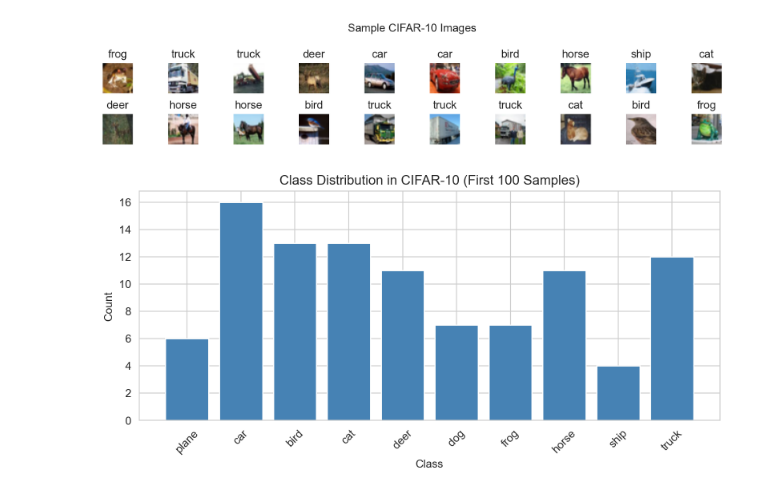
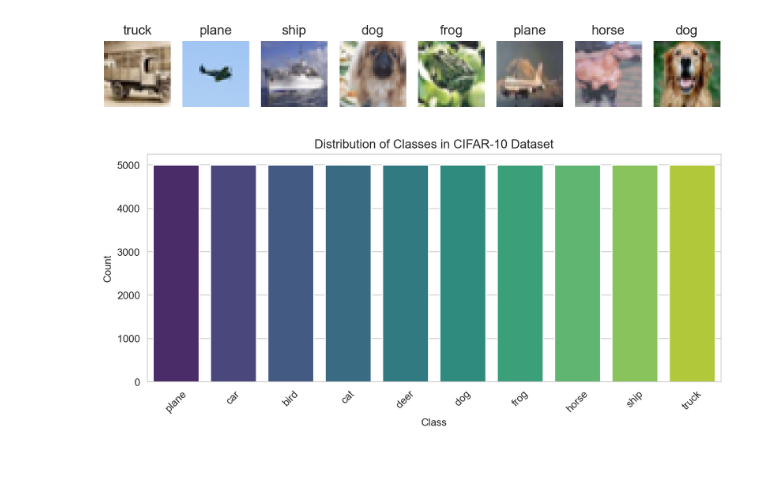
Before and after one commit to xlxsgit/machine-learning-lab, a Jupyter notebook: notebooks/3_Deep_Learning/5_generative_models/GAN_Gneration_on_CIFAR10.ipynb, the cells around one changed output. Drawn from its saved outputs; the diff is of its cells as text; code cells hidden in the pictures; blank space fills up the shorter version.

```diff
--- a/notebooks/3_Deep_Learning/5_generative_models/GAN_Gneration_on_CIFAR10.ipynb
+++ b/notebooks/3_Deep_Learning/5_generative_models/GAN_Gneration_on_CIFAR10.ipynb
@@ -21,13 +29,21 @@ sns.set_style("whitegrid")
 # %%
-# Cell 2: Data loading and preprocessing
-# CIFAR-10 images are 32x32 RGB; normalize to [-1, 1] for GAN stability
+# Cell 2: Load and prepare CIFAR-10 dataset
+# Define data transformations
 transform = transforms.Compose([
     transforms.ToTensor(),
-    transforms.Normalize((0.5, 0.5, 0.5), (0.5, 0.5, 0.5))  # maps [0,1] → [-1,1]
+    transforms.Normalize((0.5, 0.5, 0.5), (0.5, 0.5, 0.5))  # Normalize to [-1, 1]
 ])
 
+# Load train dataset
 train_dataset = datasets.CIFAR10(root='../../data', train=True, download=True, transform=transform)
-train_loader = DataLoader(train_dataset, batch_size=128, shuffle=True, num_workers=2)
 
-# Store class names for EDA
+# Create data loader
+batch_size = 128
+train_loader = DataLoader(train_dataset, batch_size=batch_size, shuffle=True)
+
+print(f"Training samples: {len(train_dataset)}")
+print(f"Batch size: {batch_size}")
+print(f"Image shape: {train_dataset[0][0].shape}")
+
+# CIFAR-10 class names
 classes = ('plane', 'car', 'bird', 'cat', 'deer', 'dog', 'frog', 'horse', 'ship', 'truck')
@@ -34,33 +54,30 @@ classes = ('plane', 'car', 'bird', 'cat', 'deer', 'dog', 'frog', 'horse', 'ship'
-# %%
-# Cell 3: Exploratory Data Analysis (EDA)
-# Load raw (unnormalized) images for visualization
-raw_dataset = datasets.CIFAR10(root='../../data', train=True, download=True)
-raw_images = np.array([np.array(raw_dataset[i][0]) for i in range(100)])
-raw_labels = np.array([raw_dataset[i][1] for i in range(100)])
-
-# Display 20 random images
-fig, axes = plt.subplots(2, 10, figsize=(10, 2))  # Only use figsize here for layout control; safe
-for idx, ax in enumerate(axes.flat):
-    img = raw_images[idx]
-    label = classes[raw_labels[idx]]
-    ax.imshow(img)
-    ax.set_title(label)
-    ax.axis('off')
-plt.suptitle('Sample CIFAR-10 Images')
-plt.tight_layout()
-plt.show()
-
-# Class distribution
-plt.figure(figsize=(8, 4))
-unique, counts = np.unique(raw_labels, return_counts=True)
-plt.bar([classes[i] for i in unique], counts, color='steelblue')
-plt.title('Class Distribution in CIFAR-10 (First 100 Samples)')
-plt.xlabel('Class')
-plt.ylabel('Count')
-plt.xticks(rotation=45)
-plt.tight_layout()
-plt.show()
-# %% [output]
-[figure, removed]
-[figure, removed]
+# %%
+# Cell 3: Exploratory Data Analysis
+# Visualize sample images from dataset
+def show_real_images(dataloader, num_images=8):
+    real_batch = next(iter(dataloader))
+    plt.figure(figsize=(8, 2))
+    for i in range(num_images):
+        plt.subplot(1, num_images, i+1)
+        img = (real_batch[0][i] + 1) / 2  # Denormalize from [-1, 1] to [0, 1]
+        plt.imshow(np.transpose(img, (1, 2, 0)))
+        plt.title(classes[real_batch[1][i]])
+        plt.axis('off')
+    plt.tight_layout()
+    plt.show()
+
+show_real_images(train_loader)
+
+# Display class distribution
+targets = [train_dataset[i][1] for i in range(len(train_dataset))]
+plt.figure(figsize=(10, 4))
+sns.countplot(x=targets, palette='viridis')
+plt.title('Distribution of Classes in CIFAR-10 Dataset')
+plt.xlabel('Class')
+plt.ylabel('Count')
+plt.xticks(range(10), classes, rotation=45)
+plt.show()
+# %% [output]
+[figure, added]
+[figure, added]
 # %%
```
Also changed, not shown: parts of 12 cells of this notebook, 10 other files.
